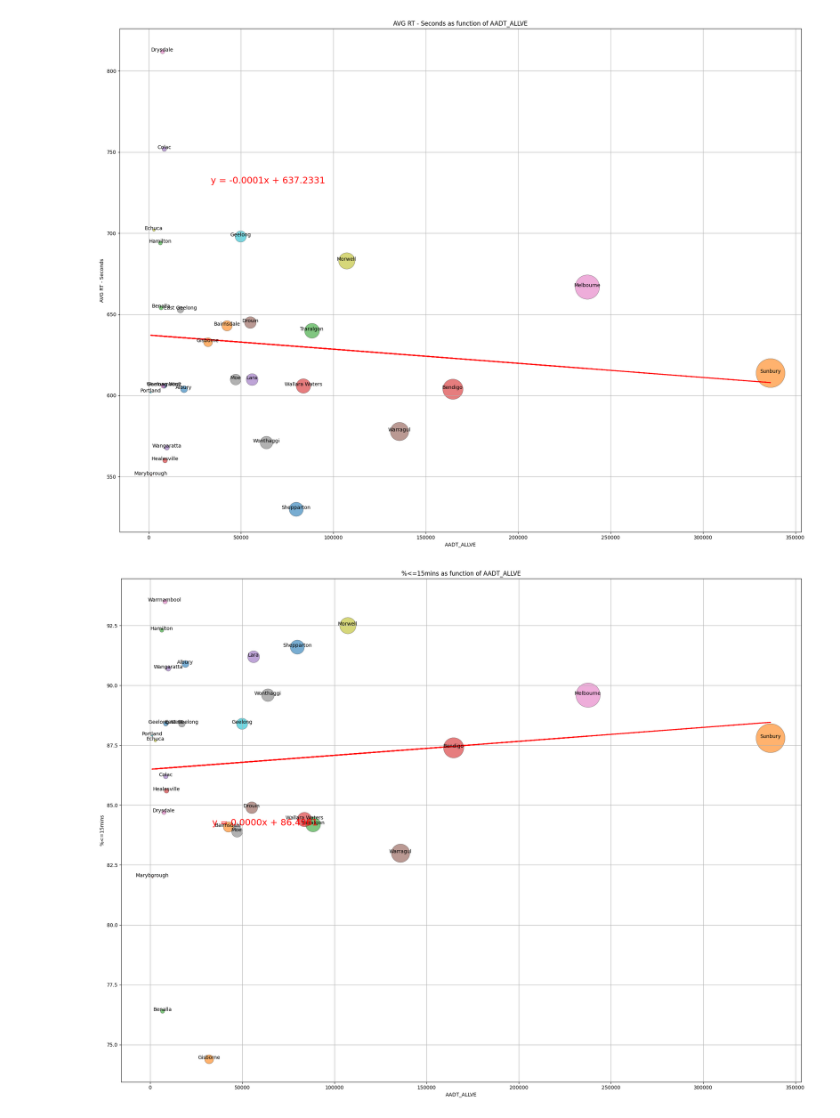
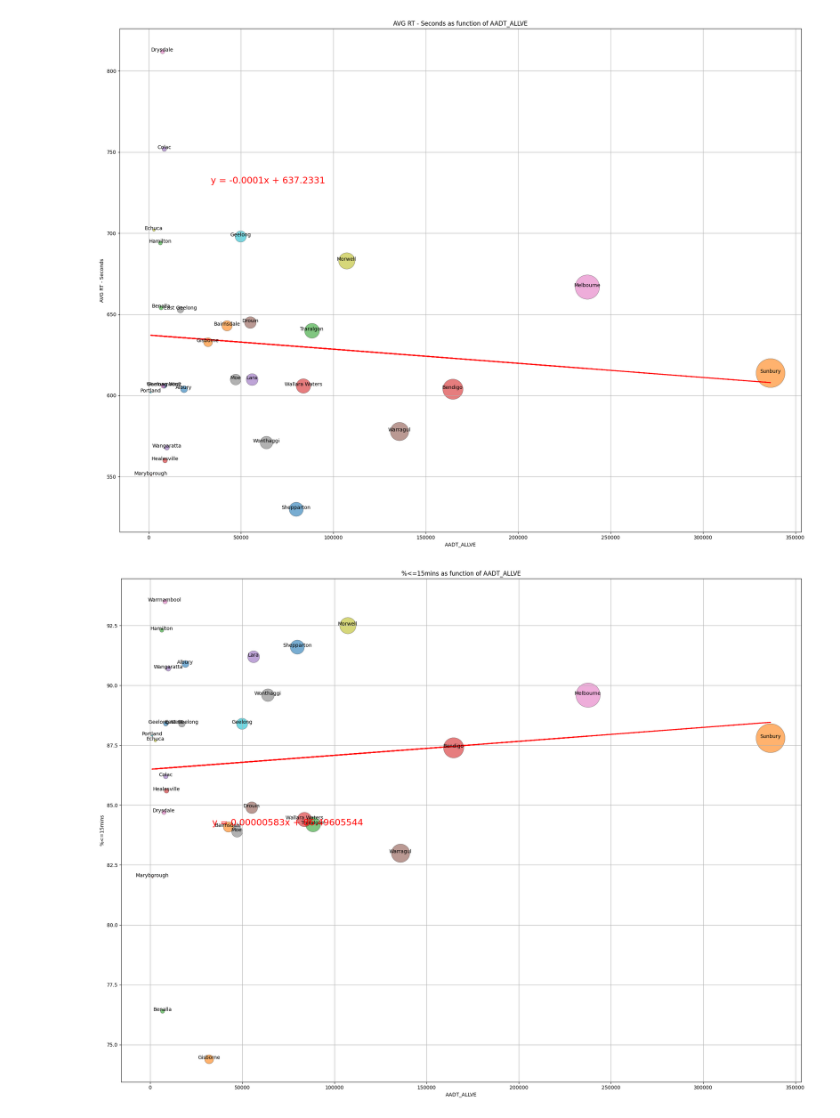
Before and after one commit to NatashaElliott/challenge-7, a Jupyter notebook: source/Traffic_Count_Locations.ipynb, the cells around one changed output. Saved outputs shown, nothing was run; the diff lists cells and outputs as text; code cells hidden in the pictures.

```diff
--- a/source/Traffic_Count_Locations.ipynb
+++ b/source/Traffic_Count_Locations.ipynb
@@ -406,32 +406,32 @@ x = 'AADT_ALLVE'
 
 merged_df[value] = merged_df[value].str.replace('%', '').astype(float)
 
 plt.figure(figsize=(20, 15))
 
 for i, row in merged_df.iterrows():
     bubble_size = row[x] / 100  # Scale size for visibility
     plt.scatter(row[x], row[value],
                 s=bubble_size, alpha=0.6, edgecolor='k', linewidth=0.5)
 
     # Display town name next to the bubble
     plt.text(row[x], row[value], row['town_name'],
              fontsize=10, ha='center')
 
 
 slope, intercept, r_value, p_value, std_err = linregress(merged_df[x], merged_df[value])
 regression_line = slope * merged_df[x] + intercept
 plt.plot(merged_df[x], regression_line, color='red', linestyle='--', linewidth=2, label='Regression Line')
 
-formula_text = f"y = {slope:.4f}x + {intercept:.4f}"
+formula_text = f"y = {slope:.8f}x + {intercept:.8f}"
 plt.annotate(formula_text, xy=(0.1 * max(merged_df[x]), 0.9 * max(merged_df[value])), fontsize=18, color='red')
 
 plt.title(f'{value} as function of {x}')
 plt.xlabel(x)
 plt.ylabel(value)
 plt.grid(True)
 
 plt.tight_layout()
 # plt.show()
 plt.savefig(f'{output_dir}/15min-response-time-per-traffic-count.png')
 # %% [output]
-[figure, old version]
+[figure, new version]
```
Also changed, not shown: parts of 3 cells of this notebook.
